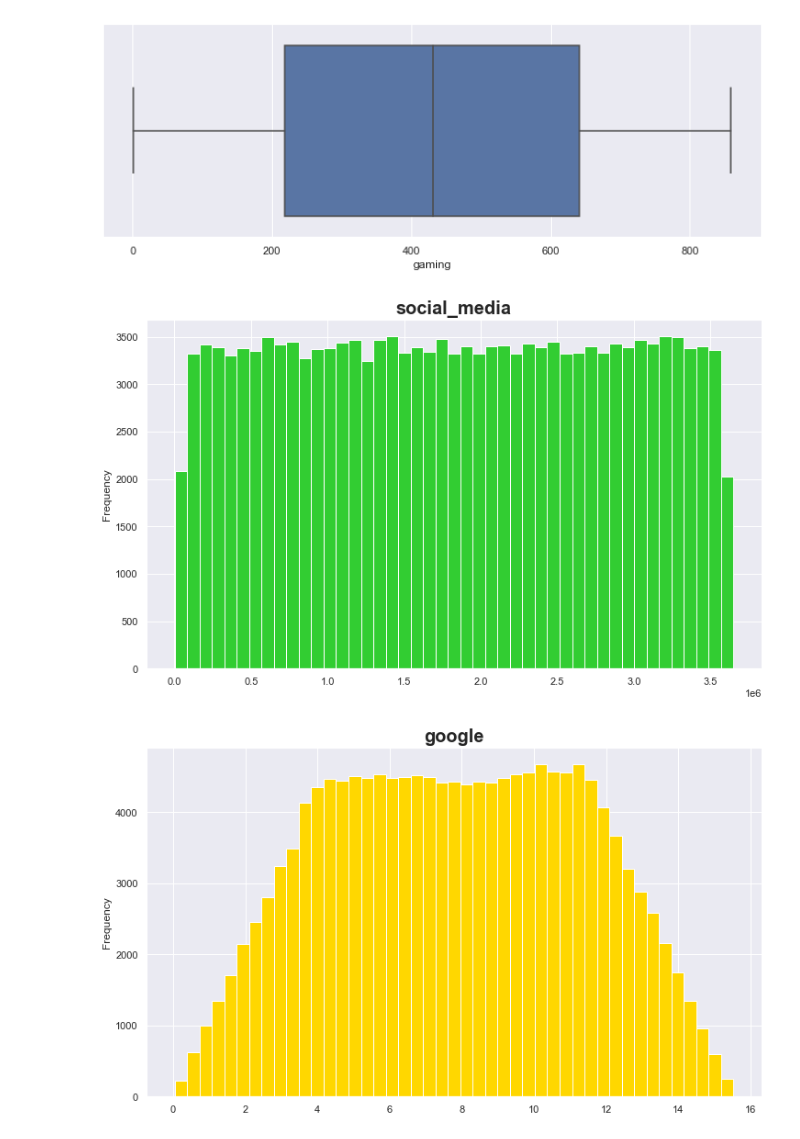
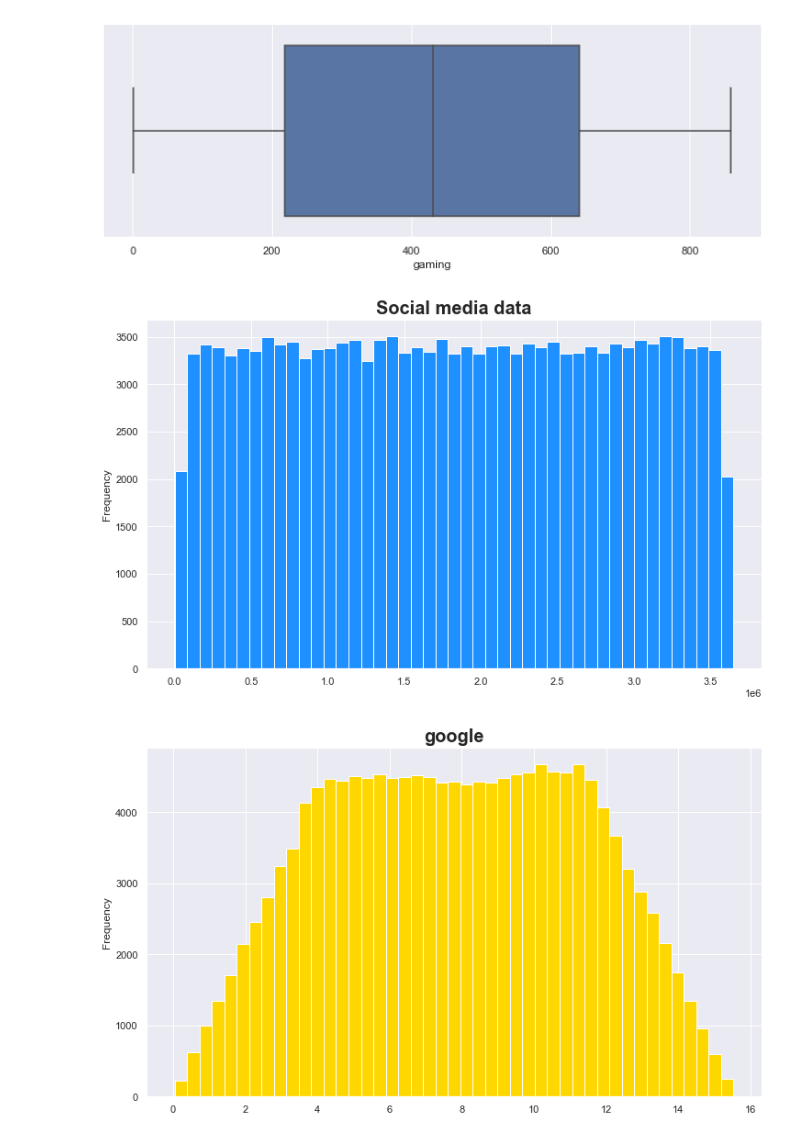
Before and after one commit to Melak2017/Telecommunication-Data-Analysis, a Jupyter notebook: Jup_Notebooks/Data_Exploration.ipynb, the cells around one changed output. Drawn from its saved outputs; the diff is of its cells as text; code cells hidden in the pictures.

```diff
--- a/Jup_Notebooks/Data_Exploration.ipynb
+++ b/Jup_Notebooks/Data_Exploration.ipynb
@@ -240,11 +240,11 @@ sns.boxplot(df['gaming'])
 [figure]
 # %%
 #social_media
-numerical_features['social_media'].plot.hist(bins=45, color='limegreen', figsize=(12, 7))
-plt.title(f'social_media', size=20, fontweight='bold')
+numerical_features['social_media'].plot.hist(bins=45, color='dodgerblue', figsize=(12, 7))
+plt.title(f'Social media data', size=20, fontweight='bold')
 plt.show()
 # %% [output]
-[figure, old version]
+[figure, new version]
 # %%
 important_features = [ 'social_media', 'google', 'email', 'youtube', 'netflix','gaming']
 numerical_features['google'].plot.hist(bins=45, color='gold', figsize=(12, 7))
```
Also changed, not shown: parts of 3 cells of this notebook.
